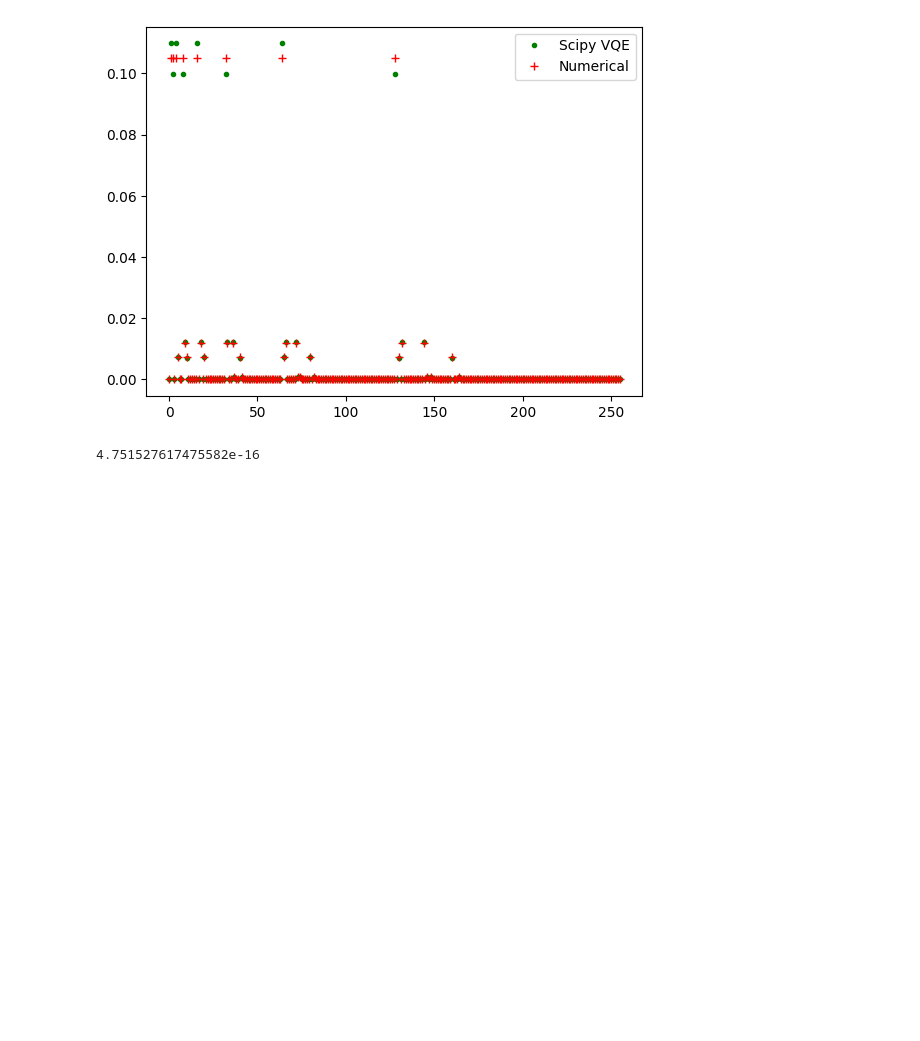
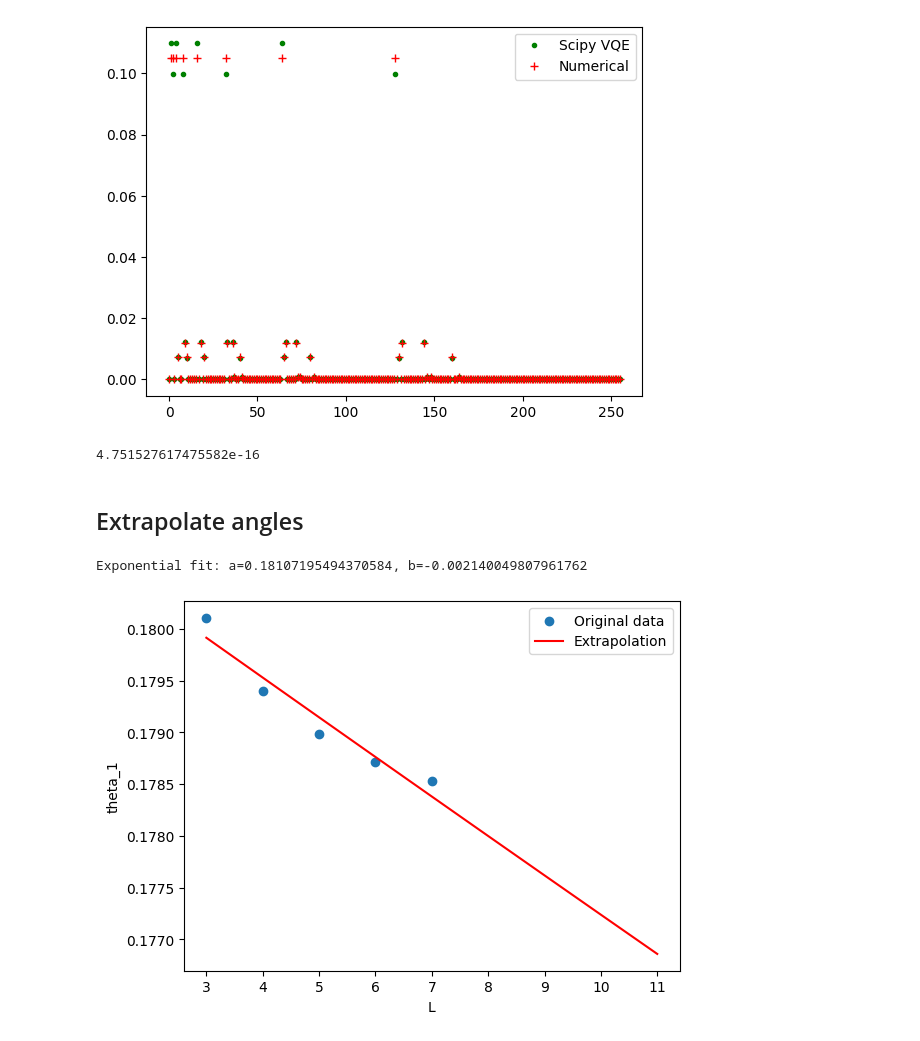
Before and after one commit to zhiyaol/string-breaking, a Jupyter notebook: ConcurrentVQE.ipynb, the cells around one changed output. Drawn from its saved outputs; the diff is of its cells as text; code cells hidden in the pictures; blank space fills up the shorter version.

```diff
--- a/ConcurrentVQE.ipynb
+++ b/ConcurrentVQE.ipynb
@@ -225,3 +230,5 @@ plt.legend()
 np.abs(np.array(meson_p_full[2]).conj().T @ np.array(meson_p_full[-1]))
 # %% [output]
 4.751527617475582e-16
+# %% [markdown]
+## Extrapolate angles
@@ -227,0 +249,35 @@ np.abs(np.array(meson_p_full[2]).conj().T @ np.array(meson_p_full[-1]))
+# %%
+from matplotlib.pylab import f
+import numpy as np
+import matplotlib.pyplot as plt
+from scipy.optimize import curve_fit
+
+# Sample data
+L_data = np.array([3,4,5,6,7])
+theta_1_data = np.array([0.18010458,0.17939733,0.17898116,0.17871452,0.17853036])
+theta_2_data = np.array([0.10601949,0.10569892,0.10476864,0.10364305,0.10245756])
+
+# Exponential function to fit
+def exp_func(x, a, b):
+    return a * np.exp(b * x)
+
+# Fit the data
+params, _ = curve_fit(exp_func, L_data, theta_1_data)
+a, b = params
+
+# Generate extrapolated data points
+x_extrap = np.array([3,4,5,6, 7, 8,9,10,11])
+y_extrap = exp_func(x_extrap, a, b)
+
+print(f"Exponential fit: a={a}, b={b}")
+
+# Plot the original data and the extrapolation
+plt.scatter(L_data, theta_1_data, label='Original data')
+plt.plot(x_extrap, y_extrap, 'r', label='Extrapolation')
+plt.xlabel('L')
+plt.ylabel('theta_1')
+plt.legend()
+plt.show()
+# %% [output]
+Exponential fit: a=0.18107195494370584, b=-0.002140049807961762
+[figure, added]
```
Also changed, not shown: parts of 8 cells of this notebook, 1 other file.
